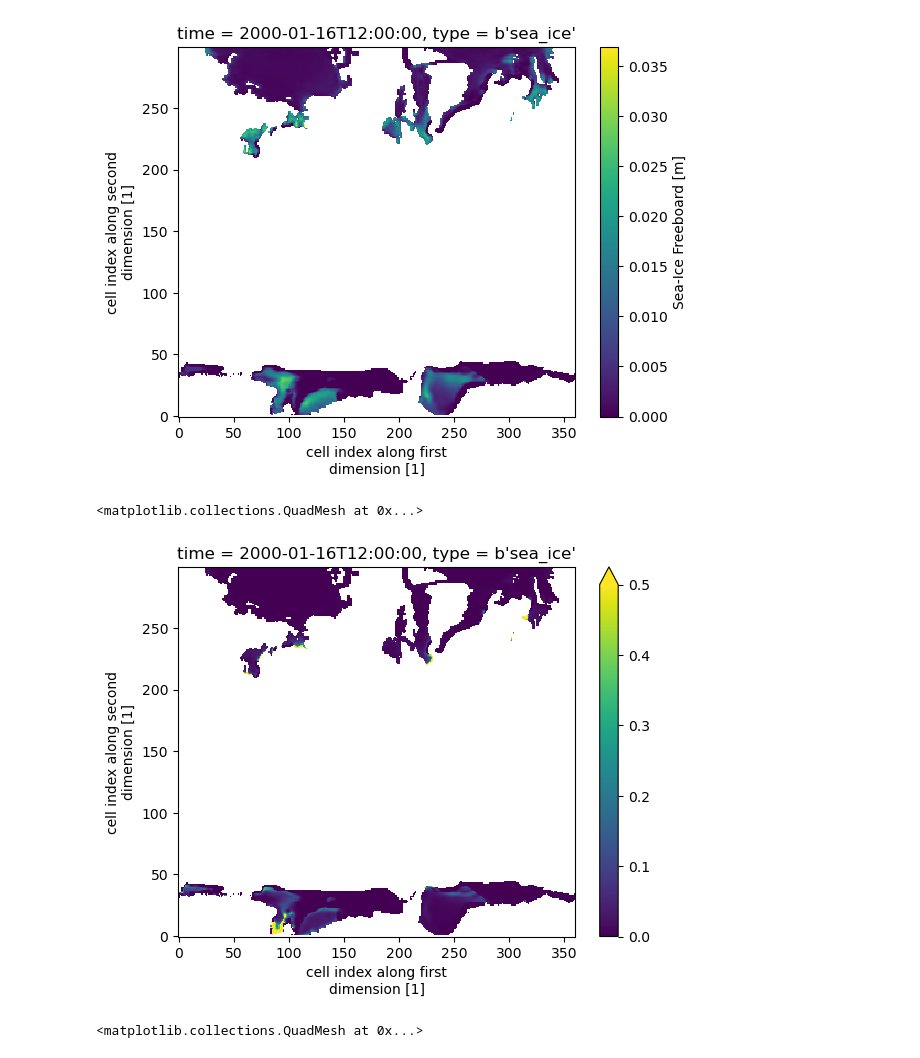
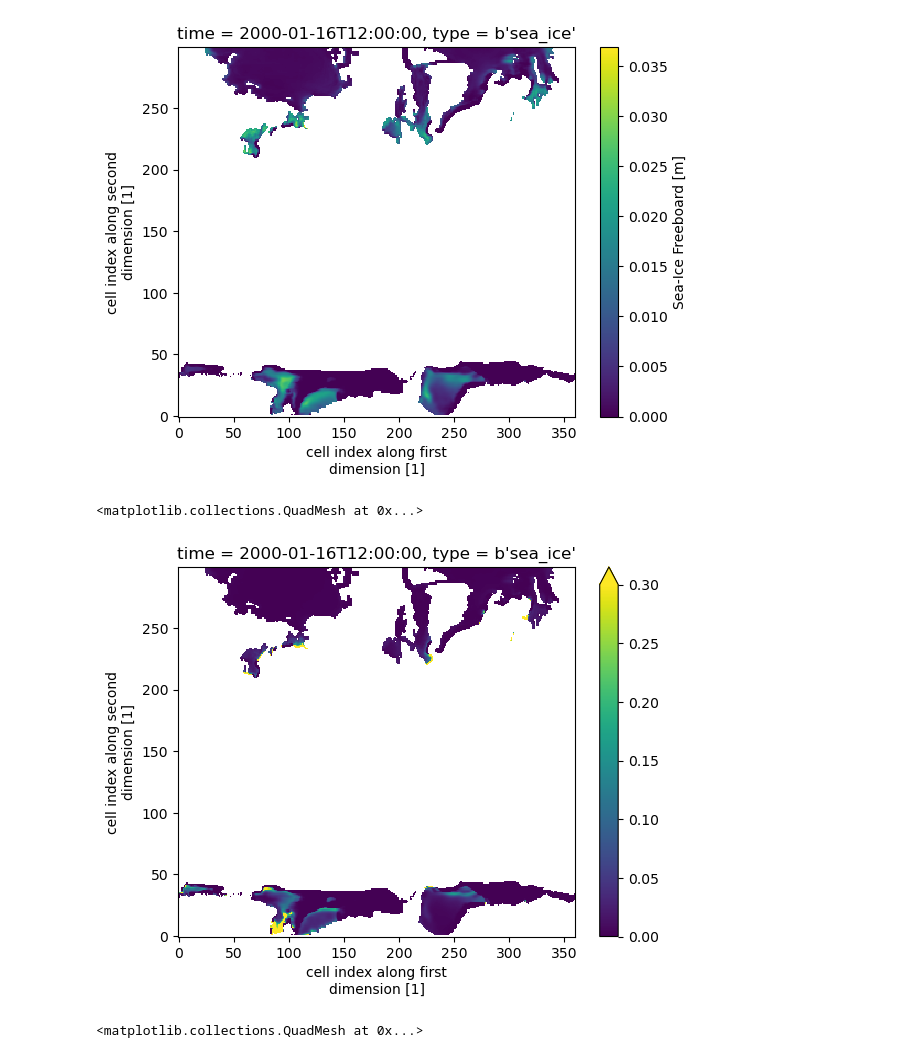
Before and after one commit to anton-seaice/sandbox, a Jupyter notebook: cm2/si_fb_cm2.ipynb, the cells around one changed output. Saved outputs shown, nothing was run; the diff lists cells and outputs as text; code cells hidden in the pictures.

```diff
--- a/cm2/si_fb_cm2.ipynb
+++ b/cm2/si_fb_cm2.ipynb
@@ -89,7 +94,8 @@ search = cat["cmip6_fs38"].search(
     frequency="mon",
     member_id="r1i1p1f1",
     experiment_id="historical",
-    source_id="ACCESS-CM2"
+    source_id="ACCESS-CM2",
+    file_type="f"
 )
 
 search.df
@@ -182,10 +169,10 @@ ds_jan2000.sifb.plot()
 <matplotlib.collections.QuadMesh at 0x...>
 [figure]
 # %%
-(ds_jan2000.sifb/(ds_jan2000.siconc/100)).plot(vmax=0.5)
+(ds_jan2000.sifb/(ds_jan2000.siconc/100)).plot(vmax=0.3)
 # %% [output]
 <matplotlib.collections.QuadMesh at 0x...>
-[figure, old version]
+[figure, new version]
 # %%
 ds_jan2000.siconc.where(ds_jan2000.siconc>0).plot()
 # %% [output]
```
Also changed, not shown: parts of 20 cells of this notebook.
